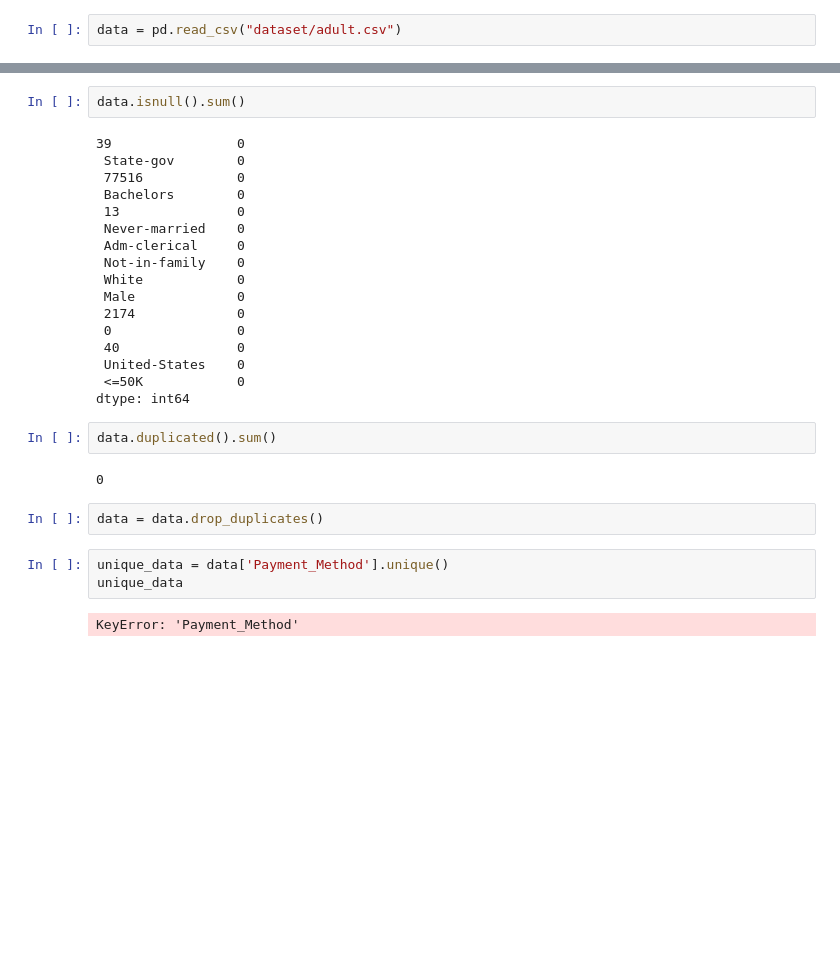
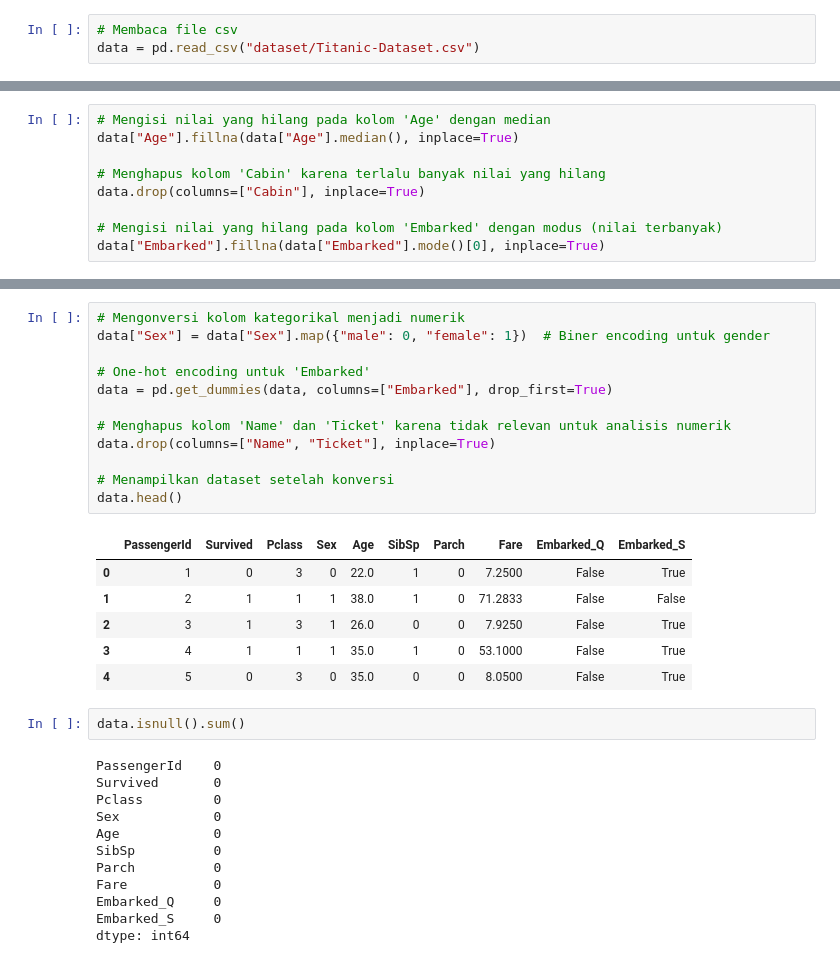
Before and after one commit to Khrisnayana/MachineLearning, a Jupyter notebook: preprocessing_titanic.ipynb, the cells around one changed output, grey strips where cells are left out. Cells and saved outputs as stored; diff of their text form; blank space fills up the shorter version.

```diff
--- a/preprocessing_titanic.ipynb
+++ b/preprocessing_titanic.ipynb
@@ -5,2 +7,3 @@ from sklearn.preprocessing import StandardScaler
 # %%
-data = pd.read_csv("dataset/adult.csv")
+# Membaca file csv
+data = pd.read_csv("dataset/Titanic-Dataset.csv")
@@ -38,0 +68,9 @@ memory usage: 3.7+ MB
+# %%
+# Mengisi nilai yang hilang pada kolom 'Age' dengan median
+data["Age"].fillna(data["Age"].median(), inplace=True)
+
+# Menghapus kolom 'Cabin' karena terlalu banyak nilai yang hilang
+data.drop(columns=["Cabin"], inplace=True)
+
+# Mengisi nilai yang hilang pada kolom 'Embarked' dengan modus (nilai terbanyak)
+data["Embarked"].fillna(data["Embarked"].mode()[0], inplace=True)
@@ -39,30 +106,33 @@ memory usage: 3.7+ MB
+# %%
+# Mengonversi kolom kategorikal menjadi numerik
+data["Sex"] = data["Sex"].map({"male": 0, "female": 1})  # Biner encoding untuk gender
+
+# One-hot encoding untuk 'Embarked'
+data = pd.get_dummies(data, columns=["Embarked"], drop_first=True)
+
+# Menghapus kolom 'Name' dan 'Ticket' karena tidak relevan untuk analisis numerik
+data.drop(columns=["Name", "Ticket"], inplace=True)
+
+# Menampilkan dataset setelah konversi
+data.head()
+# %% [output]
+|  | PassengerId | Survived | Pclass | Sex | Age | SibSp | Parch | Fare | Embarked_Q | Embarked_S |
+| 0 | 1 | 0 | 3 | 0 | 22.0 | 1 | 0 | 7.2500 | False | True |
+| 1 | 2 | 1 | 1 | 1 | 38.0 | 1 | 0 | 71.2833 | False | False |
+| 2 | 3 | 1 | 3 | 1 | 26.0 | 0 | 0 | 7.9250 | False | True |
+| 3 | 4 | 1 | 1 | 1 | 35.0 | 1 | 0 | 53.1000 | False | True |
+| 4 | 5 | 0 | 3 | 0 | 35.0 | 0 | 0 | 8.0500 | False | True |
 # %%
 data.isnull().sum()
 # %% [output]
-39                0
- State-gov        0
- 77516            0
- Bachelors        0
- 13               0
- Never-married    0
- Adm-clerical     0
- Not-in-family    0
- White            0
- Male             0
- 2174             0
- 0                0
- 40               0
- United-States    0
- <=50K            0
+PassengerId    0
+Survived       0
+Pclass         0
+Sex            0
+Age            0
+SibSp          0
+Parch          0
+Fare           0
+Embarked_Q     0
+Embarked_S     0
 dtype: int64
-# %%
-data.duplicated().sum()
-# %% [output]
-0
-# %%
-data = data.drop_duplicates()
-# %%
-unique_data = data['Payment_Method'].unique()
-unique_data
-# %% [output]
-KeyError: 'Payment_Method'
```
Also changed, not shown: parts of 20 cells of this notebook, 1 other file.
